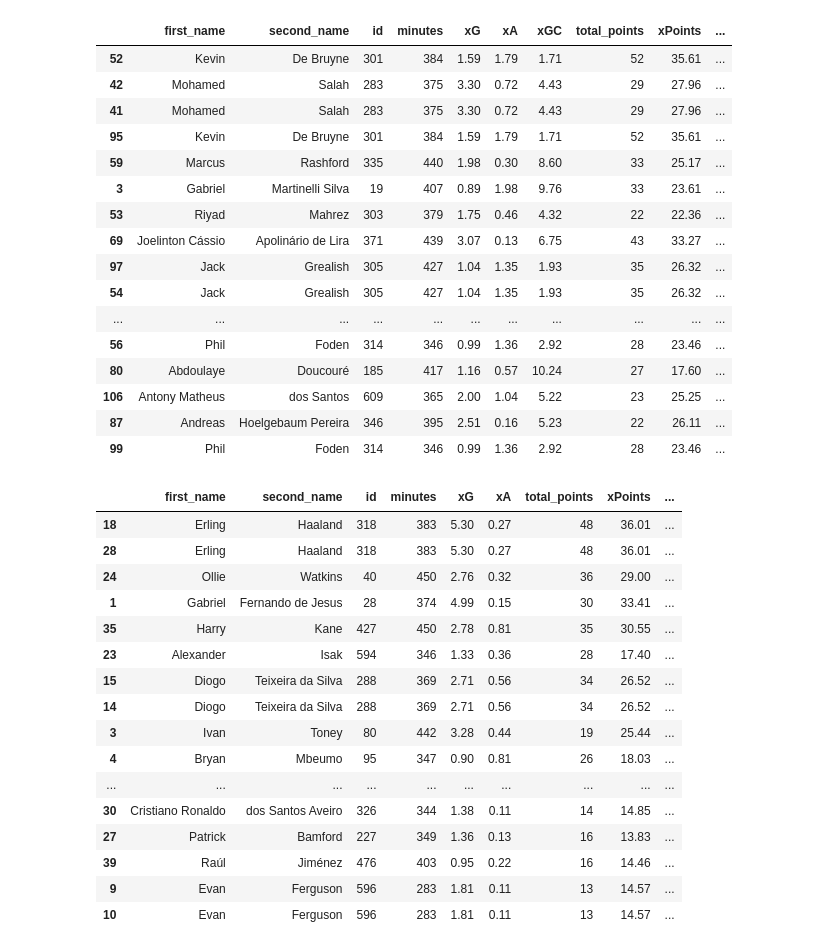
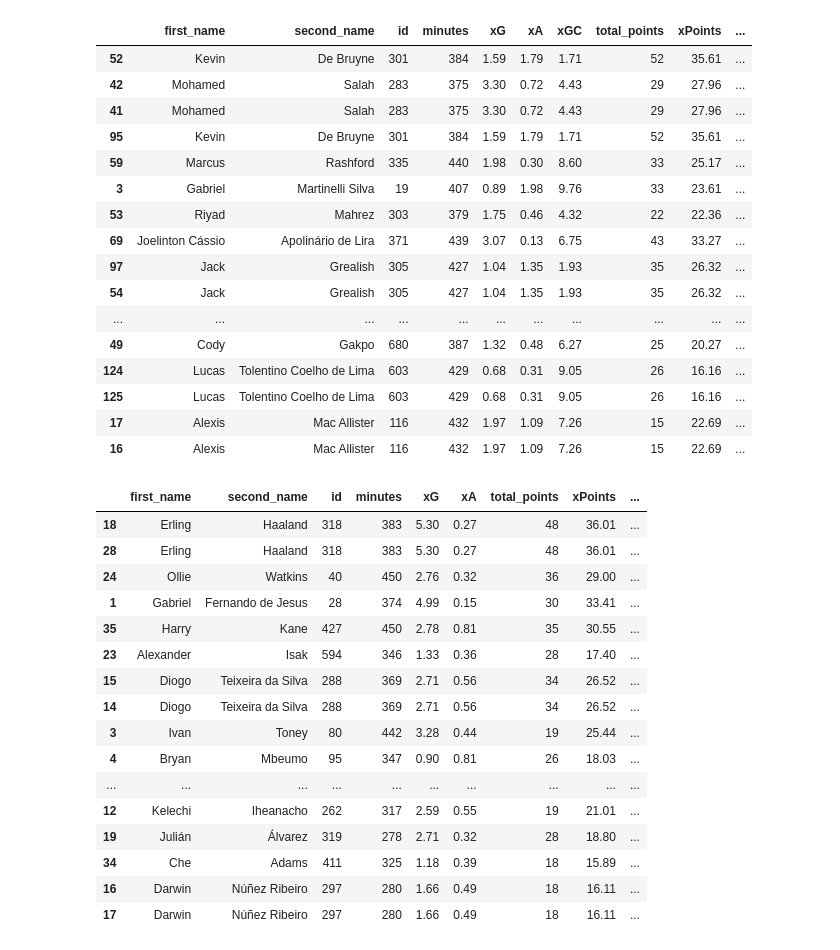
Before and after one commit to sarthakk88/FPL, a Jupyter notebook: fpl.ipynb, the cells around one changed output. Saved outputs shown, nothing was run; the diff lists cells and outputs as text; code cells hidden in the pictures.

```diff
--- a/fpl.ipynb
+++ b/fpl.ipynb
@@ -27,27 +27,29 @@ overall_attackers_stats = fpl.attackers_stats(response,overall_attackers)
 overall_defenders_stats = fpl.defenders_stats(response,overall_defenders)
 overall_goalies_stats = fpl.goalies_stats(response,overall_goalies)
 # %%
-overall_midfielders_stats.assign(f = overall_midfielders_stats["total_points"]+overall_midfielders_stats["xPoints"]+overall_midfielders_stats["total_points_Home/Away"]+overall_midfielders_stats["xPoints_Home/Away"]).sort_values('f',ascending=False).drop('f', axis=1).head(30).drop_duplicates()
+overall_midfielders_stats = overall_midfielders_stats.assign(f = overall_midfielders_stats["total_points"]+overall_midfielders_stats["xPoints"]+overall_midfielders_stats["total_points_Home/Away"]+overall_midfielders_stats["xPoints_Home/Away"]).sort_values('f',ascending=False).drop('f', axis=1)
+overall_midfielders_stats.head(20)
 # %% [output]
 |  | first_name | second_name | id | minutes | xG | xA | xGC | total_points | xPoints | ... |
 | 52 | Kevin | De Bruyne | 301 | 384 | 1.59 | 1.79 | 1.71 | 52 | 35.61 | ... |
 | 42 | Mohamed | Salah | 283 | 375 | 3.30 | 0.72 | 4.43 | 29 | 27.96 | ... |
 | 41 | Mohamed | Salah | 283 | 375 | 3.30 | 0.72 | 4.43 | 29 | 27.96 | ... |
 | 95 | Kevin | De Bruyne | 301 | 384 | 1.59 | 1.79 | 1.71 | 52 | 35.61 | ... |
 | 59 | Marcus | Rashford | 335 | 440 | 1.98 | 0.30 | 8.60 | 33 | 25.17 | ... |
 | 3 | Gabriel | Martinelli Silva | 19 | 407 | 0.89 | 1.98 | 9.76 | 33 | 23.61 | ... |
 | 53 | Riyad | Mahrez | 303 | 379 | 1.75 | 0.46 | 4.32 | 22 | 22.36 | ... |
 | 69 | Joelinton Cássio | Apolinário de Lira | 371 | 439 | 3.07 | 0.13 | 6.75 | 43 | 33.27 | ... |
 | 97 | Jack | Grealish | 305 | 427 | 1.04 | 1.35 | 1.93 | 35 | 26.32 | ... |
 | 54 | Jack | Grealish | 305 | 427 | 1.04 | 1.35 | 1.93 | 35 | 26.32 | ... |
 | ... | ... | ... | ... | ... | ... | ... | ... | ... | ... | ... |
-| 56 | Phil | Foden | 314 | 346 | 0.99 | 1.36 | 2.92 | 28 | 23.46 | ... |
-| 80 | Abdoulaye | Doucouré | 185 | 417 | 1.16 | 0.57 | 10.24 | 27 | 17.60 | ... |
-| 106 | Antony Matheus | dos Santos | 609 | 365 | 2.00 | 1.04 | 5.22 | 23 | 25.25 | ... |
-| 87 | Andreas | Hoelgebaum Pereira | 346 | 395 | 2.51 | 0.16 | 5.23 | 22 | 26.11 | ... |
-| 99 | Phil | Foden | 314 | 346 | 0.99 | 1.36 | 2.92 | 28 | 23.46 | ... |
+| 49 | Cody | Gakpo | 680 | 387 | 1.32 | 0.48 | 6.27 | 25 | 20.27 | ... |
+| 124 | Lucas | Tolentino Coelho de Lima | 603 | 429 | 0.68 | 0.31 | 9.05 | 26 | 16.16 | ... |
+| 125 | Lucas | Tolentino Coelho de Lima | 603 | 429 | 0.68 | 0.31 | 9.05 | 26 | 16.16 | ... |
+| 17 | Alexis | Mac Allister | 116 | 432 | 1.97 | 1.09 | 7.26 | 15 | 22.69 | ... |
+| 16 | Alexis | Mac Allister | 116 | 432 | 1.97 | 1.09 | 7.26 | 15 | 22.69 | ... |
 # %%
-overall_attackers_stats.assign(f = overall_attackers_stats["total_points"]+overall_attackers_stats["xPoints"]+overall_attackers_stats["total_points_Home/Away"]+overall_attackers_stats["xPoints_Home/Away"]).sort_values('f',ascending=False).drop('f', axis=1).head(30)
+overall_attackers_stats = overall_attackers_stats.assign(f = overall_attackers_stats["total_points"]+overall_attackers_stats["xPoints"]+overall_attackers_stats["total_points_Home/Away"]+overall_attackers_stats["xPoints_Home/Away"]).sort_values('f',ascending=False).drop('f', axis=1)
+overall_attackers_stats.head(20)
 # %% [output]
 |  | first_name | second_name | id | minutes | xG | xA | total_points | xPoints | ... |
 | 18 | Erling | Haaland | 318 | 383 | 5.30 | 0.27 | 48 | 36.01 | ... |
@@ -61,8 +63,8 @@ overall_attackers_stats.assign(f = overall_attackers_stats["total_points"]+overa
 | 3 | Ivan | Toney | 80 | 442 | 3.28 | 0.44 | 19 | 25.44 | ... |
 | 4 | Bryan | Mbeumo | 95 | 347 | 0.90 | 0.81 | 26 | 18.03 | ... |
 | ... | ... | ... | ... | ... | ... | ... | ... | ... | ... |
-| 30 | Cristiano Ronaldo | dos Santos Aveiro | 326 | 344 | 1.38 | 0.11 | 14 | 14.85 | ... |
-| 27 | Patrick | Bamford | 227 | 349 | 1.36 | 0.13 | 16 | 13.83 | ... |
-| 39 | Raúl | Jiménez | 476 | 403 | 0.95 | 0.22 | 16 | 14.46 | ... |
-| 9 | Evan | Ferguson | 596 | 283 | 1.81 | 0.11 | 13 | 14.57 | ... |
-| 10 | Evan | Ferguson | 596 | 283 | 1.81 | 0.11 | 13 | 14.57 | ... |
+| 12 | Kelechi | Iheanacho | 262 | 317 | 2.59 | 0.55 | 19 | 21.01 | ... |
+| 19 | Julián | Álvarez | 319 | 278 | 2.71 | 0.32 | 28 | 18.80 | ... |
+| 34 | Che | Adams | 411 | 325 | 1.18 | 0.39 | 18 | 15.89 | ... |
+| 16 | Darwin | Núñez Ribeiro | 297 | 280 | 1.66 | 0.49 | 18 | 16.11 | ... |
+| 17 | Darwin | Núñez Ribeiro | 297 | 280 | 1.66 | 0.49 | 18 | 16.11 | ... |
```
Also changed, not shown: parts of 9 cells of this notebook, 10 other files.
